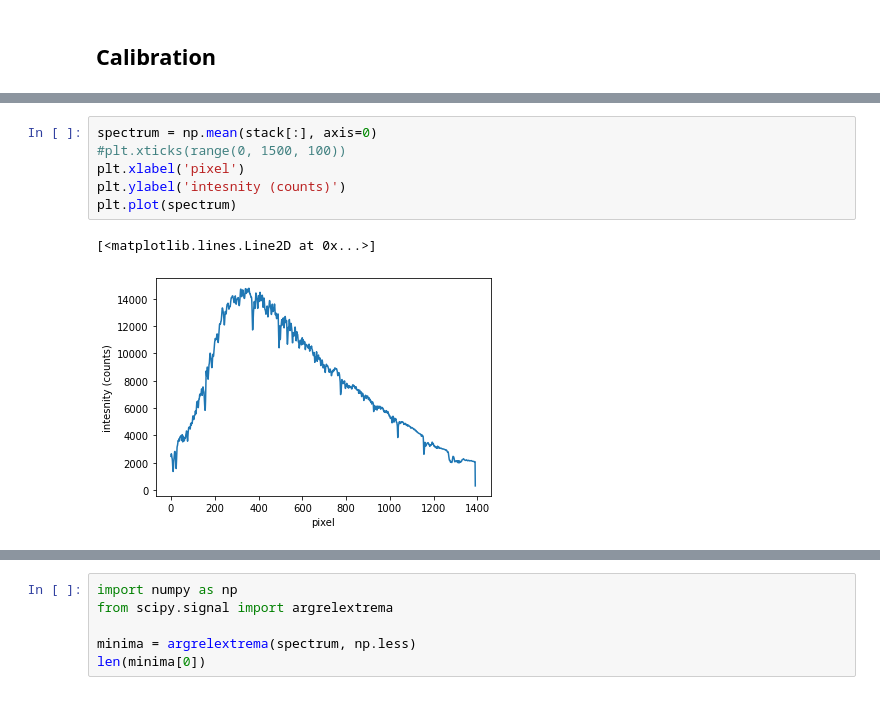
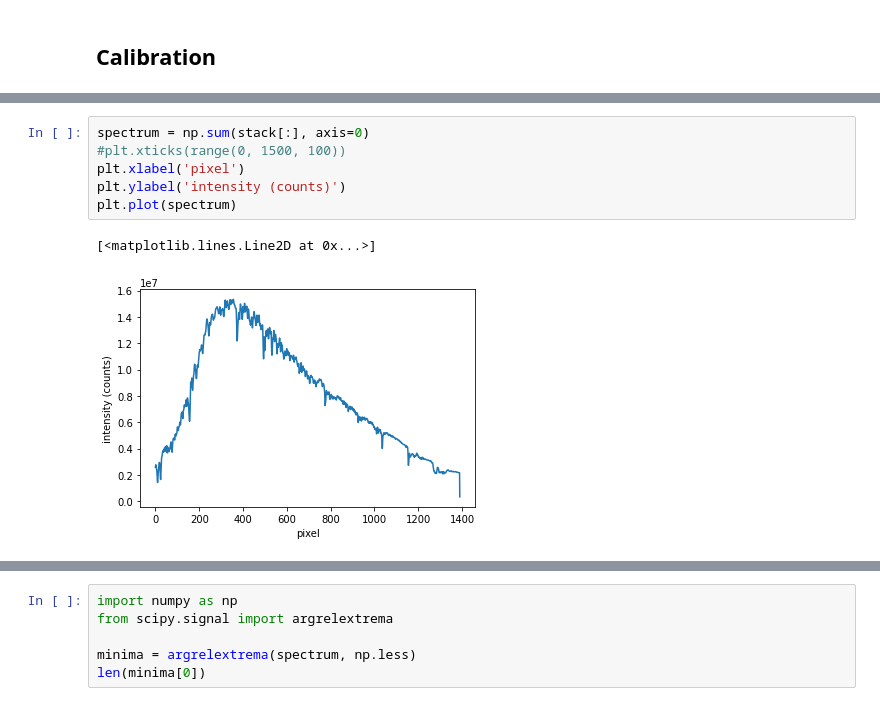
Before and after one commit to Yousousen/solar_physics, a Jupyter notebook: spectrum.ipynb, the cells around one changed output, grey strips where cells are left out. Drawn from its saved outputs; the diff is of its cells as text.

```diff
--- a/spectrum.ipynb
+++ b/spectrum.ipynb
@@ -146,9 +175,9 @@ print(len(stack))
 # %%
-spectrum = np.mean(stack[:], axis=0)
+spectrum = np.sum(stack[:], axis=0)
 #plt.xticks(range(0, 1500, 100))
 plt.xlabel('pixel')
-plt.ylabel('intesnity (counts)')
+plt.ylabel('intensity (counts)')
 plt.plot(spectrum)
 # %% [output]
 [<matplotlib.lines.Line2D at 0x...>]
-[figure, old version]
+[figure, new version]
```
Also changed, not shown: parts of 31 cells of this notebook, 1 other file.
